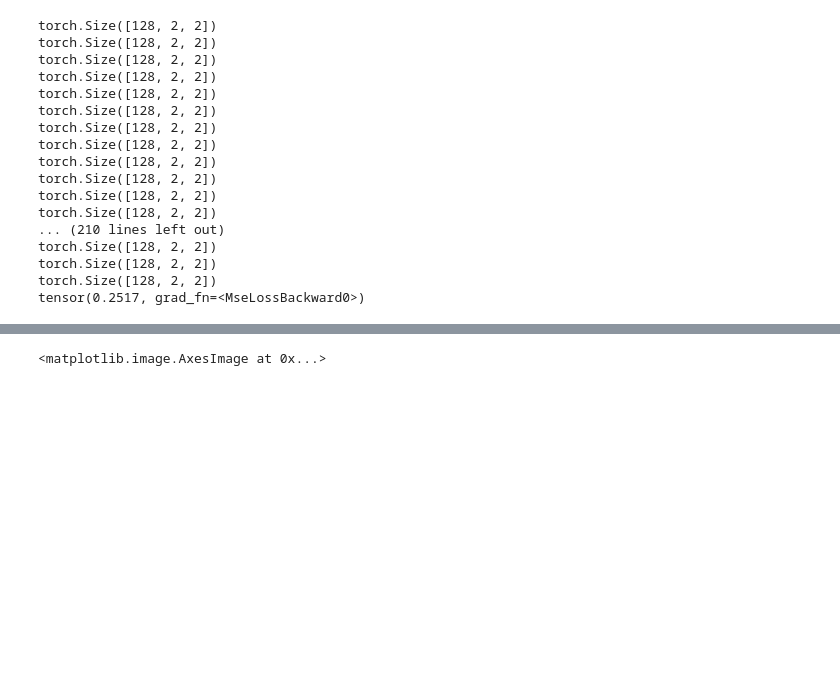
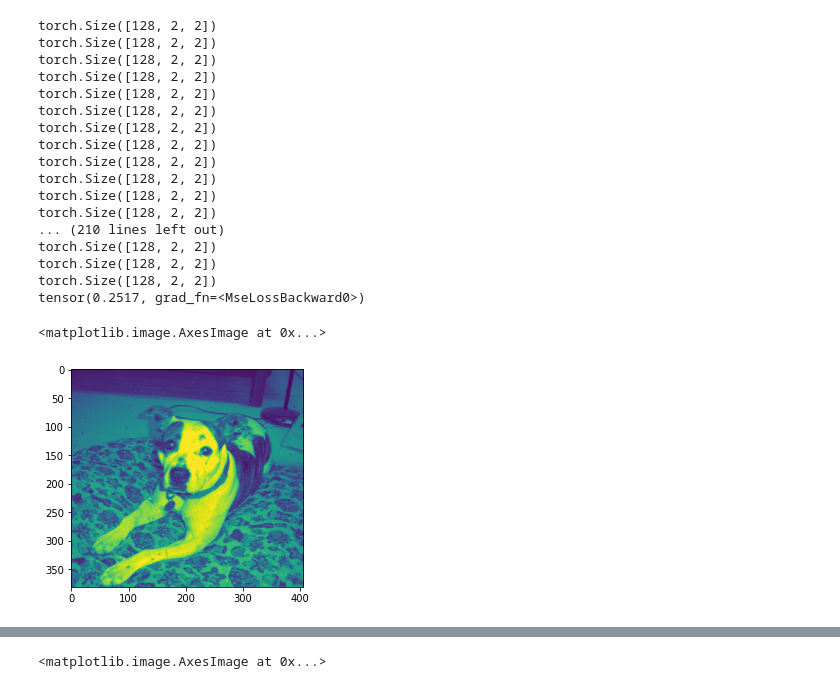
Before and after one commit to Oreolorun/NeuralNetsPractice, a Jupyter notebook: Convolutional_Neural_Nets.ipynb, the cells around one changed output, grey strips where cells are left out. Cells and saved outputs as stored; diff of their text form; code cells hidden in the pictures; blank space fills up the shorter version.

```diff
--- a/Convolutional_Neural_Nets.ipynb
+++ b/Convolutional_Neural_Nets.ipynb
@@ -193,10 +195,16 @@ with torch.np_grad():
     real_class = torch.argmax(test_y[i])
     net_out = net(test)
 # %%
-cat_imgs = []
-parent_dir = 'PetImages/Cat'
+dog_imgs = []
+parent_dir = 'PetImages/Dog'
 
 for file in tqdm(os.listdir(parent_dir)):
   path = os.path.join(parent_dir, file)
   img = cv2.imread(path, cv2.IMREAD_GRAYSCALE)
-  cat_imgs.append(img)
+  dog_imgs.append(img)
+# %%
+sample = dog_imgs[48]
+plt.imshow(sample)
+# %% [output]
+<matplotlib.image.AxesImage at 0x...>
+[figure, added]
```
Also changed, not shown: parts of 19 cells of this notebook.
